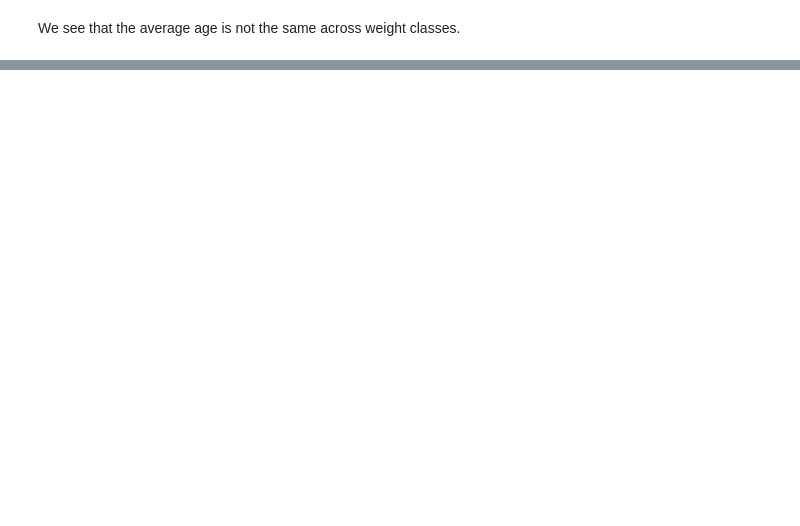
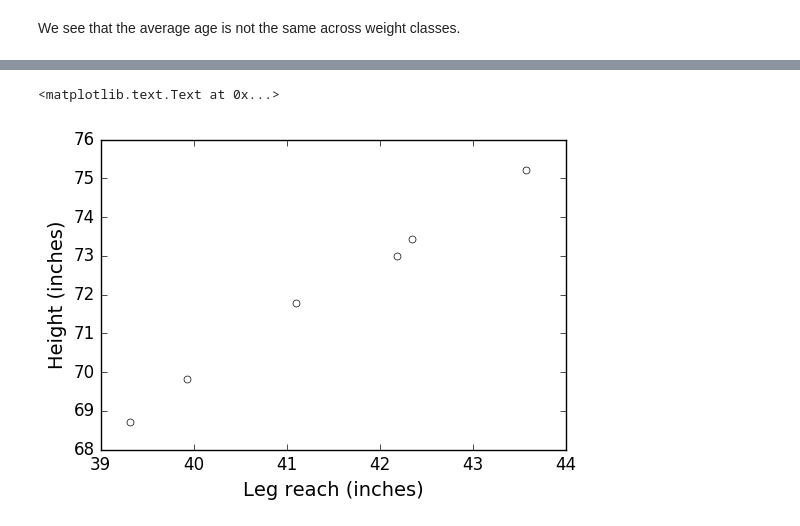
Before and after one commit to jhalverson/data_science, a Jupyter notebook: misc/mma_analytics/examination_of_ufc_dot_com_data.ipynb, the cells around one changed output, grey strips where cells are left out. Drawn from its saved outputs; the diff is of its cells as text; code cells hidden in the pictures; blank space fills up the shorter version.

```diff
--- a/misc/mma_analytics/examination_of_ufc_dot_com_data.ipynb
+++ b/misc/mma_analytics/examination_of_ufc_dot_com_data.ipynb
@@ -549,0 +568,9 @@ We see that the average age is not the same across weight classes.
+# %%
+reaches = [fw.LegReach.mean(), lw.LegReach.mean(), ww.LegReach.mean(), mw.LegReach.mean(), lh.LegReach.mean(), hw.LegReach.mean()]
+heights = [fw.Height.mean(), lw.Height.mean(), ww.Height.mean(), mw.Height.mean(), lh.Height.mean(), hw.Height.mean()]
+plt.plot(reaches, heights, 'wo')
+plt.xlabel('Leg reach (inches)')
+plt.ylabel('Height (inches)')
+# %% [output]
+<matplotlib.text.Text at 0x...>
+[figure, added]
```
Also changed, not shown: parts of 8 cells of this notebook, 1 other file.
